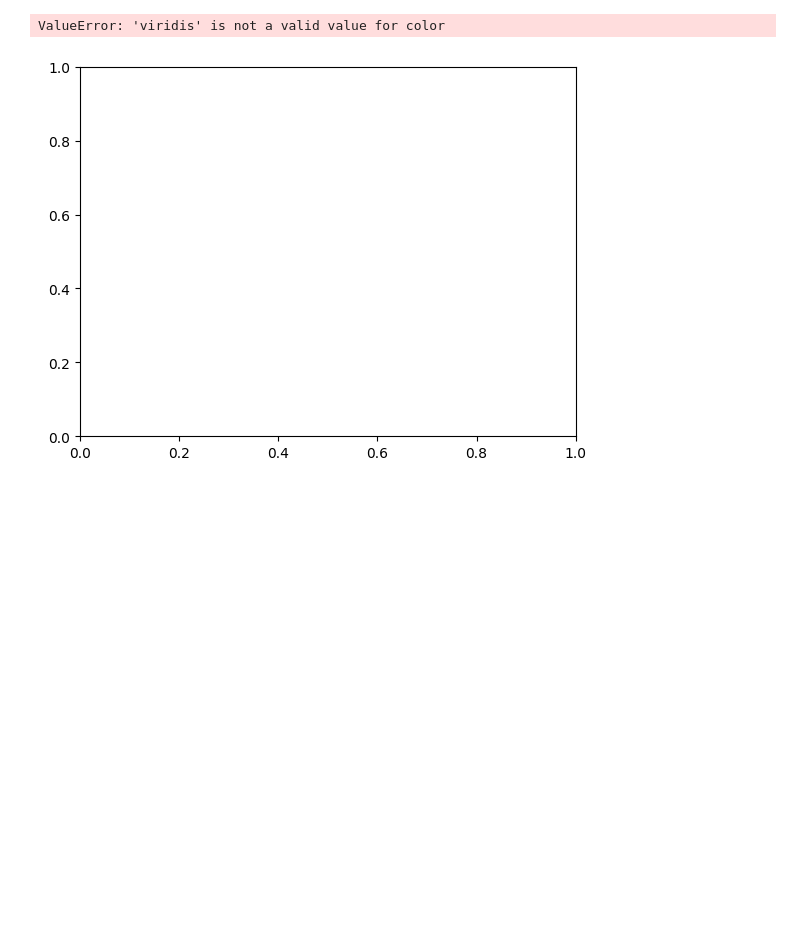
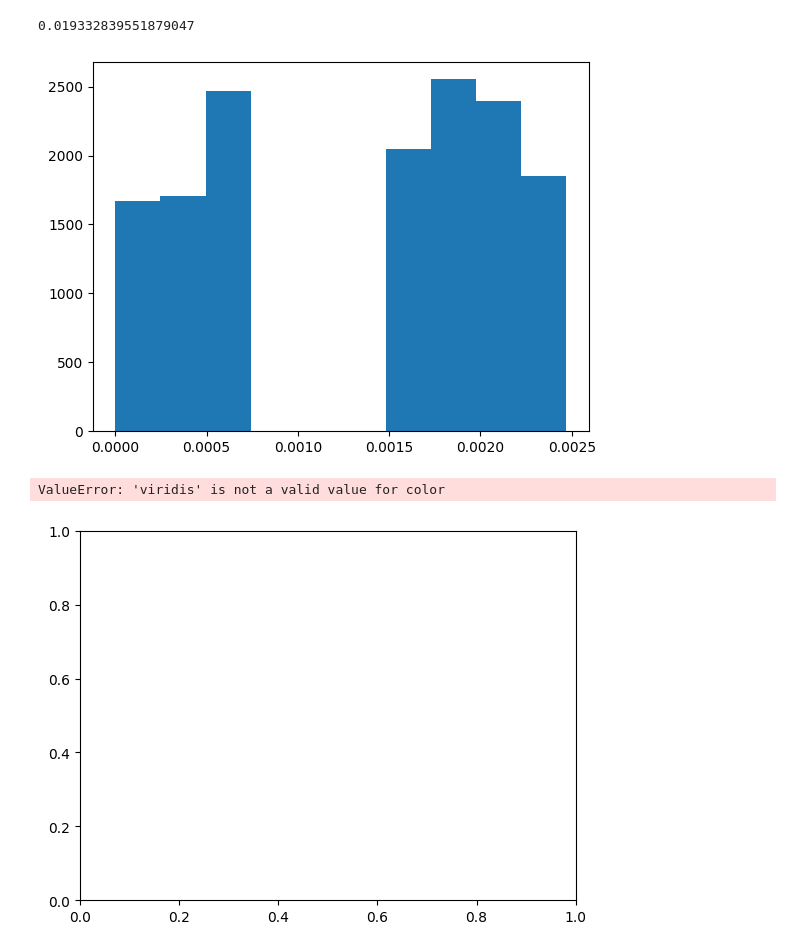
Before and after one commit to Berto70/pod_compastro23, a Jupyter notebook: Fireworks/fireworks_test/scripts/ass_3/test_files.ipynb, the cells around one changed output. Drawn from its saved outputs; the diff is of its cells as text; code cells hidden in the pictures; blank space fills up the shorter version.

```diff
--- a/Fireworks/fireworks_test/scripts/ass_3/test_files.ipynb
+++ b/Fireworks/fireworks_test/scripts/ass_3/test_files.ipynb
@@ -2,12 +2,19 @@
 import numpy as np
 import matplotlib.pyplot as plt
 # %%
-path = '/ca23/ext_volume/pod_compastro23/Fireworks/fireworks_test'
+path = '/home/bertinelli/pod_compastro23/Fireworks/fireworks_test'
 data = np.load(path + '/data/ass_3/data_tusnami_e0.00.npz', allow_pickle=True)
 # %%
 # data_000001 = data['1e-05'][::1000]
 # data_00001 = data['0.0001']
 data_0001 = data['0.001']
+# %%
+plt.hist(data_0001[:,5])
+
+data_0001[5][-1]
+# %% [output]
+0.019332839551879047
+[figure, added]
 # %%
 plt.plot(data_0001[:, 2][::500], data_0001[:, 3][::500], color='viridis')
 plt.show()
```
Also changed, not shown: 1 other file.
